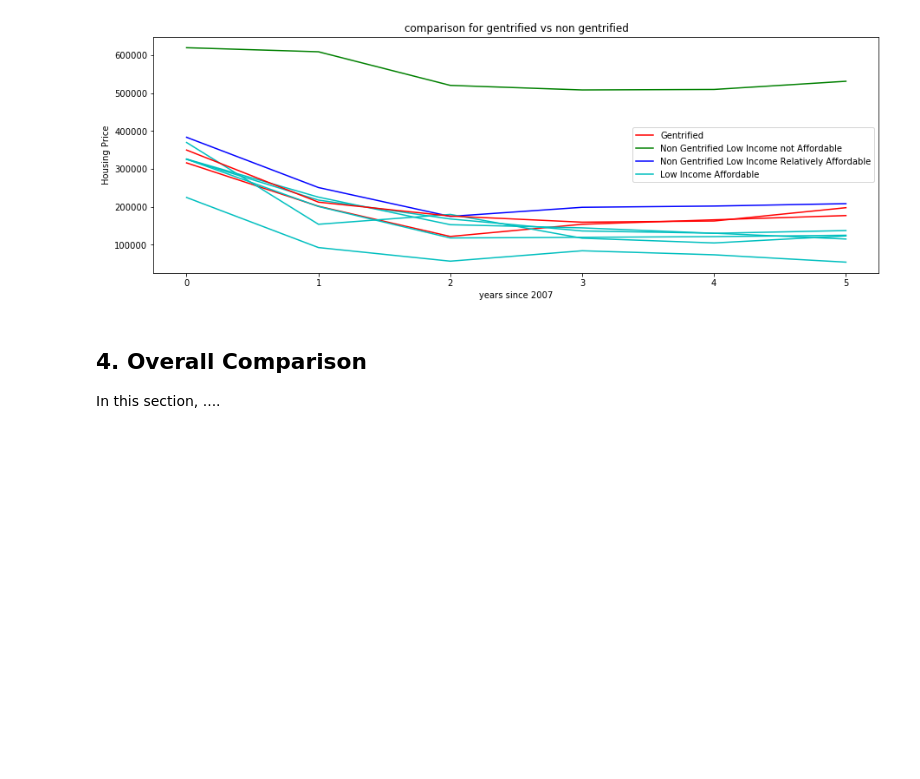
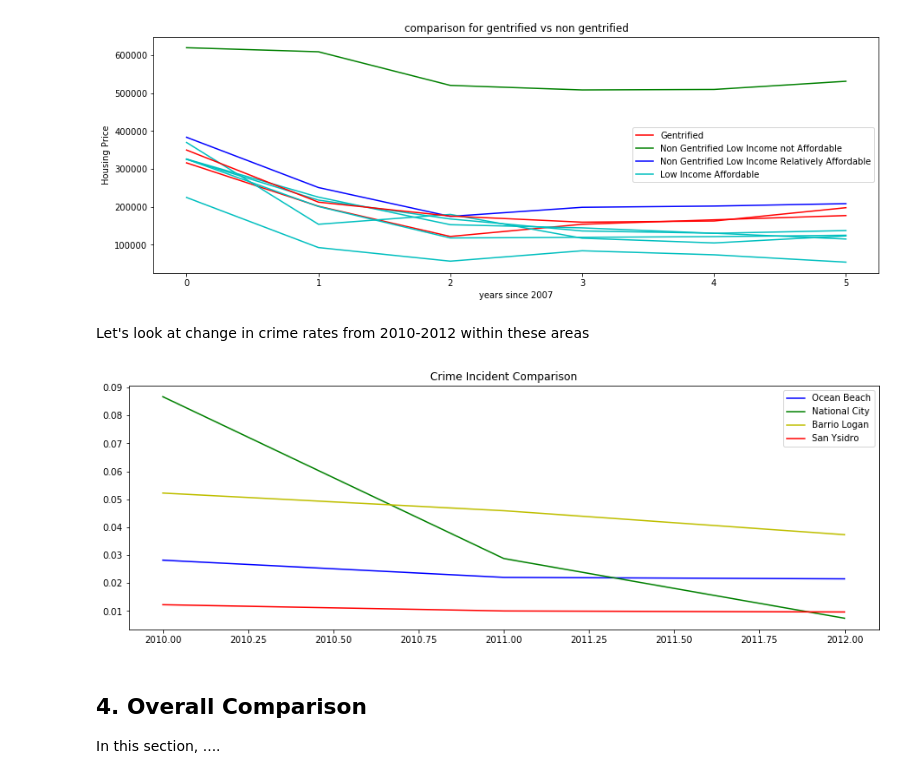
Before and after one commit to AbenaBonsu/Pr_057, a Jupyter notebook: FinalProject.ipynb, the cells around one changed output. Saved outputs shown, nothing was run; the diff lists cells and outputs as text; code cells hidden in the pictures; blank space fills up the shorter version.

```diff
--- a/FinalProject.ipynb
+++ b/FinalProject.ipynb
@@ -973,6 +973,12 @@ plt.xlabel('years since 2007')
 # %% [output]
 <matplotlib.text.Text at 0x...>
 [figure]
+# %% [markdown]
+Let's look at change in crime rates from 2010-2012 within these areas
+# %%
+crime_comparison()
+# %% [output]
+[figure, added]
 # %% [markdown]
 ## 4. Overall Comparison
 
```
Also changed, not shown: parts of 2 cells of this notebook.
